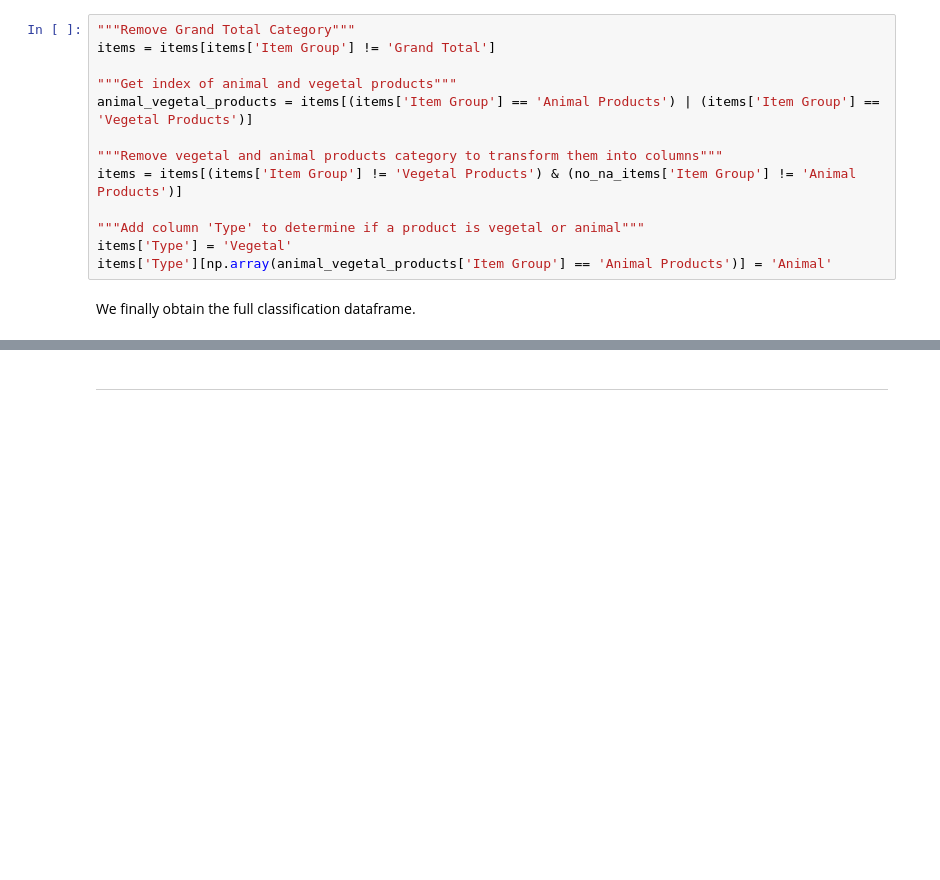
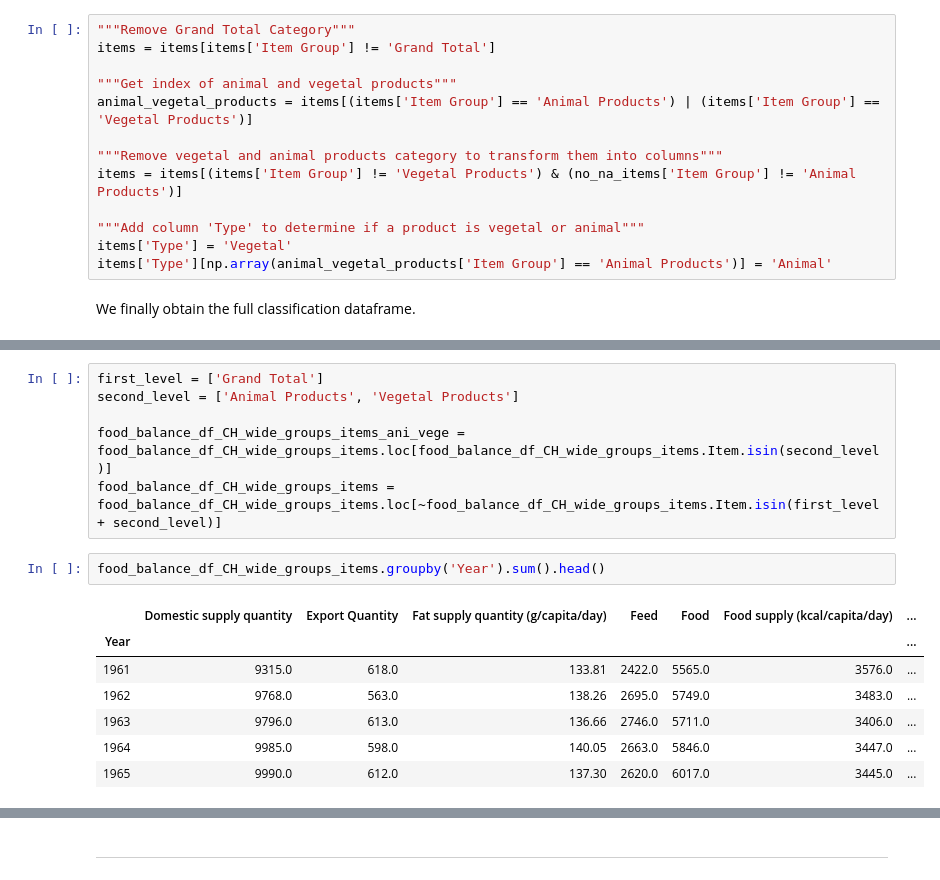
Before and after one commit to jlabhard/ADA_Project, a Jupyter notebook: milestone_2.ipynb, the cells around one changed output, grey strips where cells are left out. Saved outputs shown, nothing was run; the diff lists cells and outputs as text; blank space fills up the shorter version.

```diff
--- a/milestone_2.ipynb
+++ b/milestone_2.ipynb
@@ -581,0 +705,16 @@ items.head()
+# %%
+first_level = ['Grand Total']
+second_level = ['Animal Products', 'Vegetal Products']
+
+food_balance_df_CH_wide_groups_items_ani_vege = food_balance_df_CH_wide_groups_items.loc[food_balance_df_CH_wide_groups_items.Item.isin(second_level)]
+food_balance_df_CH_wide_groups_items = food_balance_df_CH_wide_groups_items.loc[~food_balance_df_CH_wide_groups_items.Item.isin(first_level + second_level)]
+# %%
+food_balance_df_CH_wide_groups_items.groupby('Year').sum().head()
+# %% [output]
+|  | Domestic supply quantity | Export Quantity | Fat supply quantity (g/capita/day) | Feed | Food | Food supply (kcal/capita/day) | ... |
+| Year |  |  |  |  |  |  | ... |
+| 1961 | 9315.0 | 618.0 | 133.81 | 2422.0 | 5565.0 | 3576.0 | ... |
+| 1962 | 9768.0 | 563.0 | 138.26 | 2695.0 | 5749.0 | 3483.0 | ... |
+| 1963 | 9796.0 | 613.0 | 136.66 | 2746.0 | 5711.0 | 3406.0 | ... |
+| 1964 | 9985.0 | 598.0 | 140.05 | 2663.0 | 5846.0 | 3447.0 | ... |
+| 1965 | 9990.0 | 612.0 | 137.30 | 2620.0 | 6017.0 | 3445.0 | ... |
```
Also changed, not shown: parts of 22 cells of this notebook.
